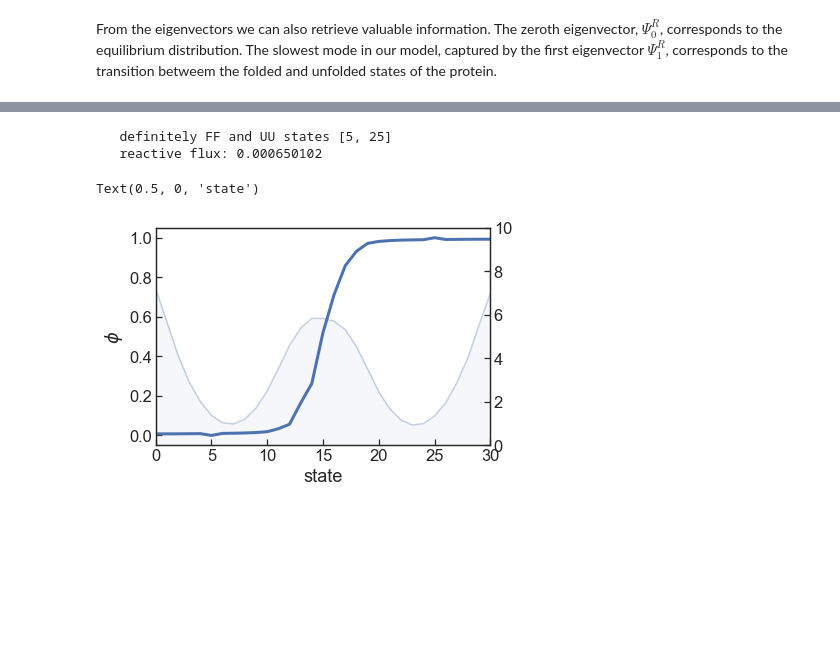
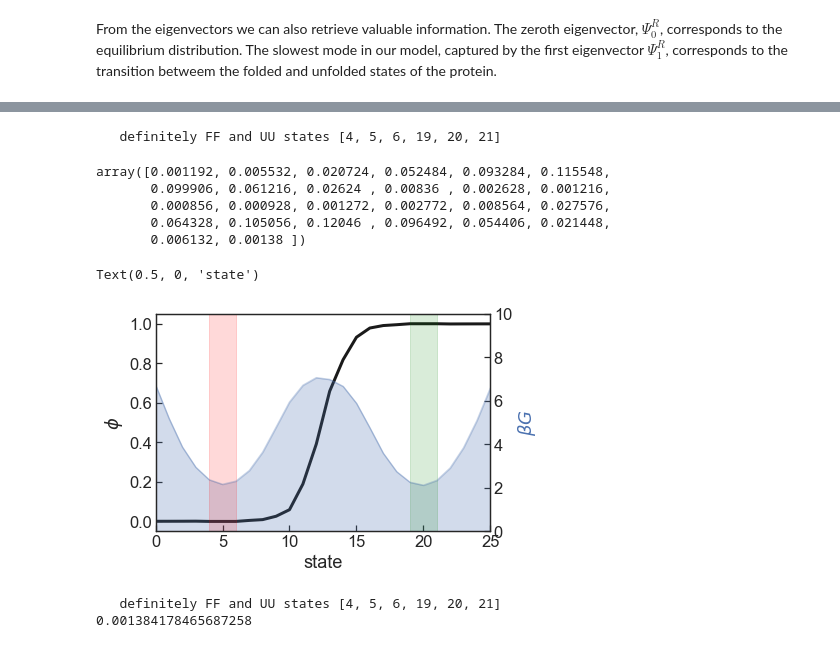
Before and after one commit to BioKT/MasterMSM, a Jupyter notebook: examples/brownian_dynamics_1D/1D_smFS_MSM.ipynb, the cells around one changed output, grey strips where cells are left out. Cells and saved outputs as stored; diff of their text form; code cells hidden in the pictures; blank space fills up the shorter version.

```diff
--- a/examples/brownian_dynamics_1D/1D_smFS_MSM.ipynb
+++ b/examples/brownian_dynamics_1D/1D_smFS_MSM.ipynb
@@ -41,7 +41,7 @@ plt.tight_layout()
 Clearly the system interconverts between two states. We can obtain a potential of mean force from a Boltzmann inversion of the probability distribution.
 # %%
 fig, ax = plt.subplots(figsize=(6,4))
-hist, bin_edges = np.histogram(data[:,1], bins=np.linspace(-7,7,30),\
+hist, bin_edges = np.histogram(data[:,1], bins=np.linspace(-6.5,6.5,25),\
                                density=True)
 bin_centers = [0.5*(bin_edges[i]+bin_edges[i+1]) \
                for i in range(len(bin_edges)-1)]
@@ -202,21 +209,42 @@ plt.tight_layout(h_pad=0)
 # %%
 msm_1D.msms[1].do_rate()
-msm_1D.msms[1].do_pfold(FF=25, UU=5)
+FF = list(range(19,22,1))
+UU = list(range(4,7,1))
+msm_1D.msms[1].do_pfold(FF=FF, UU=UU)
 # %% [output]
-   definitely FF and UU states [5, 25]
-   reactive flux: 0.000650102
+   definitely FF and UU states [4, 5, 6, 19, 20, 21]
+# %%
+msm_1D.msms[1].peqT
+# %% [output]
+array([0.001192, 0.005532, 0.020724, 0.052484, 0.093284, 0.115548,
+       0.099906, 0.061216, 0.02624 , 0.00836 , 0.002628, 0.001216,
+       0.000856, 0.000928, 0.001272, 0.002772, 0.008564, 0.027576,
+       0.064328, 0.105056, 0.12046 , 0.096492, 0.054406, 0.021448,
+       0.006132, 0.00138 ])
 # %%
 fig, ax = plt.subplots()
 
-ax.set_xlim(0,30)
+ax.set_xlim(0,25)
 axalt = ax.twinx()
-axalt.plot(-np.log(msm_1D.msms[1].rvecsT[:,0]), alpha=0.3, c='b')
+axalt.plot(-np.log(msm_1D.msms[1].peqT), alpha=0.3, c='b')
 axalt.fill_between(range(len(msm_1D.msms[1].rvecsT[:,1])), \
-                   -np.log(msm_1D.msms[1].rvecsT[:,0]), 0, alpha=0.05, color='b')
+                   -np.log(msm_1D.msms[1].peqT), 0, alpha=0.25, color='b')
+axalt.fill_between([FF[0], FF[-1]], \
+                   10, 0, alpha=0.15, color='green')
 axalt.set_ylim(0,10)
-ax.plot(msm_1D.msms[1].pfold, lw=3)
+axalt.fill_between([UU[0], UU[-1]], \
+                   10, 0, alpha=0.15, color='red')
+
+ax.plot(msm_1D.msms[1].pfold, c='k', lw=3)
 ax.set_ylabel('$\phi$')
+axalt.set_ylabel(r'${\beta}G$', color='b')
 ax.set_xlabel('state')
 # %% [output]
 Text(0.5, 0, 'state')
-[figure, old version]
+[figure, new version]
+# %%
+msm_1D.msms[1].do_pfold(FF=FF, UU=UU)
+print (msm_1D.msms[1].kf)
+# %% [output]
+   definitely FF and UU states [4, 5, 6, 19, 20, 21]
+0.001384178465687258
```
Also changed, not shown: parts of 14 cells of this notebook, 1 other file.
